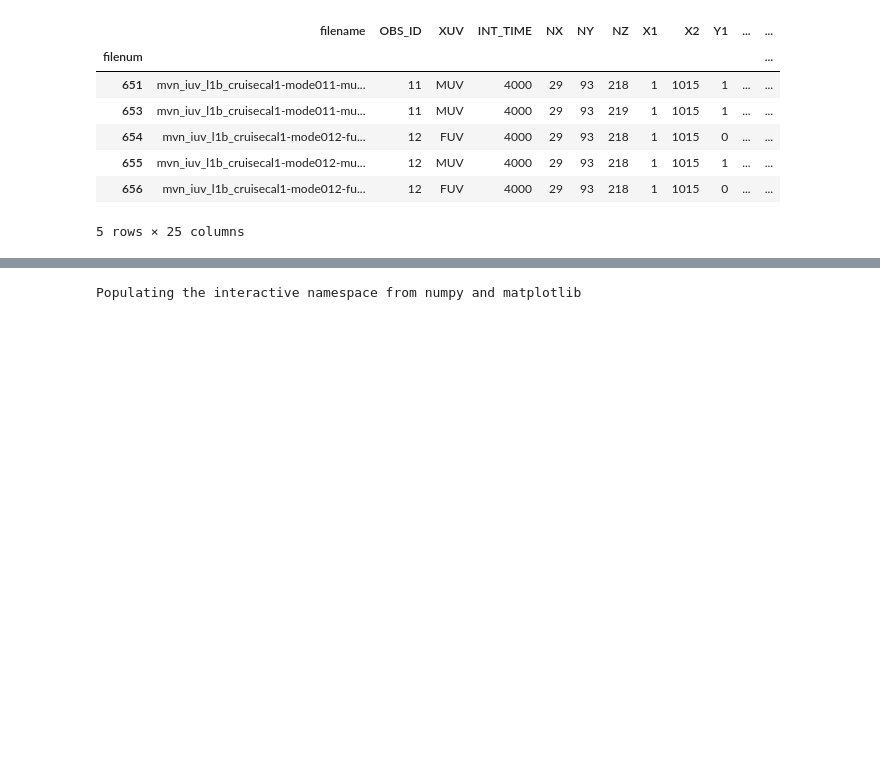
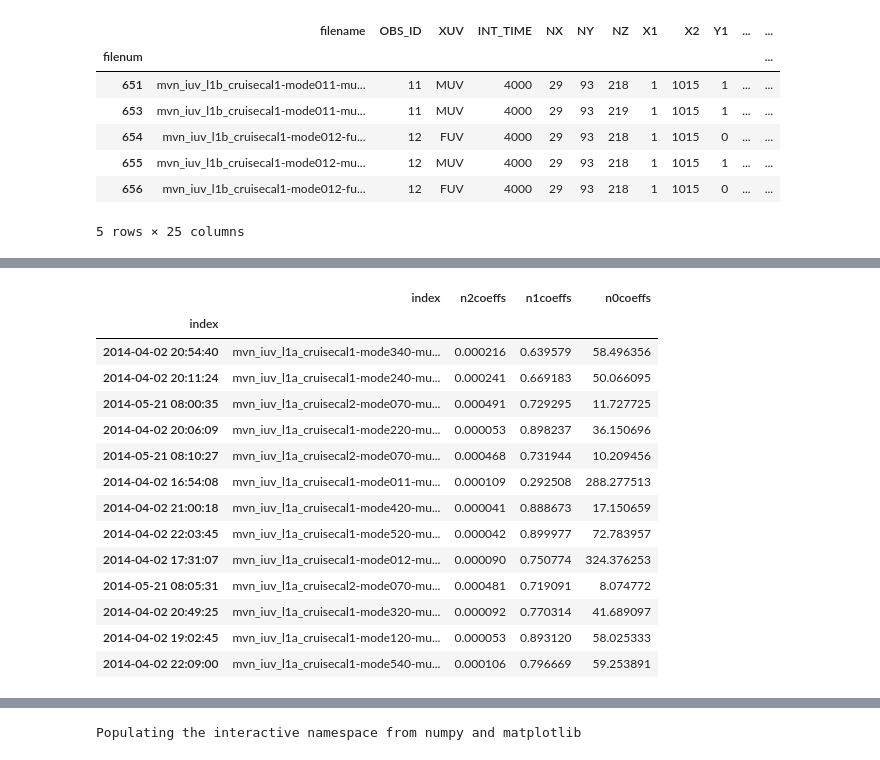
Before and after one commit to michaelaye/iuvs, a Jupyter notebook: notebooks/Scan_level2_darks.ipynb, the cells around one changed output, grey strips where cells are left out. Drawn from its saved outputs; the diff is of its cells as text; code cells hidden in the pictures; blank space fills up the shorter version.

```diff
--- a/notebooks/Scan_level2_darks.ipynb
+++ b/notebooks/Scan_level2_darks.ipynb
@@ -101,5 +71,5 @@ def do_dark_fit(fname):
 # %%
-res = lbview.map_async(do_dark_fit, two_or_more)
+res = lbview.map_async(do_dark_fit, set(muv_dark_fnames))
 # %%
 for item in res:
     print(item)
@@ -129,0 +116,18 @@ for item in res:
+# %%
+resultdf
+# %% [output]
+|  | index | n2coeffs | n1coeffs | n0coeffs |
+| index |  |  |  |  |
+| 2014-04-02 20:54:40 | mvn_iuv_l1a_cruisecal1-mode340-mu... | 0.000216 | 0.639579 | 58.496356 |
+| 2014-04-02 20:11:24 | mvn_iuv_l1a_cruisecal1-mode240-mu... | 0.000241 | 0.669183 | 50.066095 |
+| 2014-05-21 08:00:35 | mvn_iuv_l1a_cruisecal2-mode070-mu... | 0.000491 | 0.729295 | 11.727725 |
+| 2014-04-02 20:06:09 | mvn_iuv_l1a_cruisecal1-mode220-mu... | 0.000053 | 0.898237 | 36.150696 |
+| 2014-05-21 08:10:27 | mvn_iuv_l1a_cruisecal2-mode070-mu... | 0.000468 | 0.731944 | 10.209456 |
+| 2014-04-02 16:54:08 | mvn_iuv_l1a_cruisecal1-mode011-mu... | 0.000109 | 0.292508 | 288.277513 |
+| 2014-04-02 21:00:18 | mvn_iuv_l1a_cruisecal1-mode420-mu... | 0.000041 | 0.888673 | 17.150659 |
+| 2014-04-02 22:03:45 | mvn_iuv_l1a_cruisecal1-mode520-mu... | 0.000042 | 0.899977 | 72.783957 |
+| 2014-04-02 17:31:07 | mvn_iuv_l1a_cruisecal1-mode012-mu... | 0.000090 | 0.750774 | 324.376253 |
+| 2014-05-21 08:05:31 | mvn_iuv_l1a_cruisecal2-mode070-mu... | 0.000481 | 0.719091 | 8.074772 |
+| 2014-04-02 20:49:25 | mvn_iuv_l1a_cruisecal1-mode320-mu... | 0.000092 | 0.770314 | 41.689097 |
+| 2014-04-02 19:02:45 | mvn_iuv_l1a_cruisecal1-mode120-mu... | 0.000053 | 0.893120 | 58.025333 |
+| 2014-04-02 22:09:00 | mvn_iuv_l1a_cruisecal1-mode540-mu... | 0.000106 | 0.796669 | 59.253891 |
```
Also changed, not shown: parts of 25 cells of this notebook, 4 other files.
